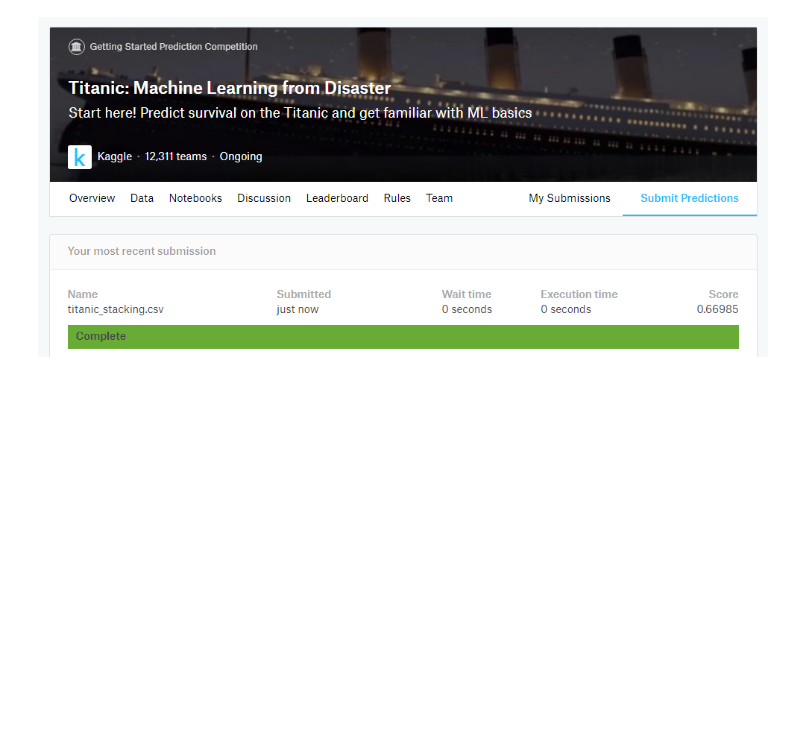
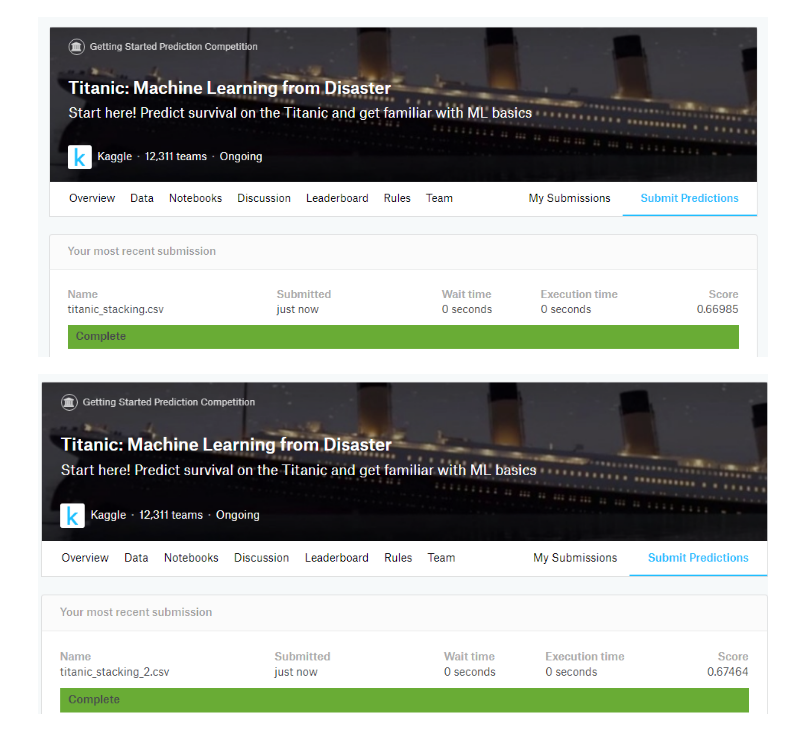
Before and after one commit to msl2019/3rd-ML100Days, a Jupyter notebook: homework/Day_050_Stacking_HW.ipynb, the cells around one changed output. Drawn from its saved outputs; the diff is of its cells as text; code cells hidden in the pictures; blank space fills up the shorter version.

```diff
--- a/homework/Day_050_Stacking_HW.ipynb
+++ b/homework/Day_050_Stacking_HW.ipynb
@@ -179,0 +197,5 @@ Image(filename='submission_50.png')
+# %%
+from IPython.display import Image
+Image(filename='submission_50_2.png')
+# %% [output]
+[figure, added]
```
Also changed, not shown: parts of 3 cells of this notebook, 3 other files.
